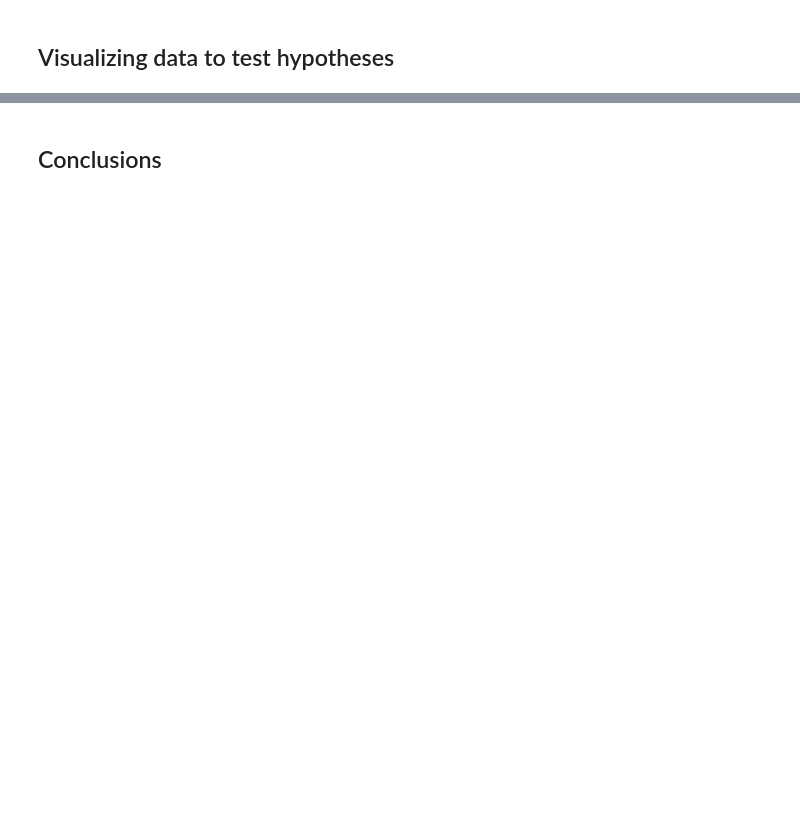
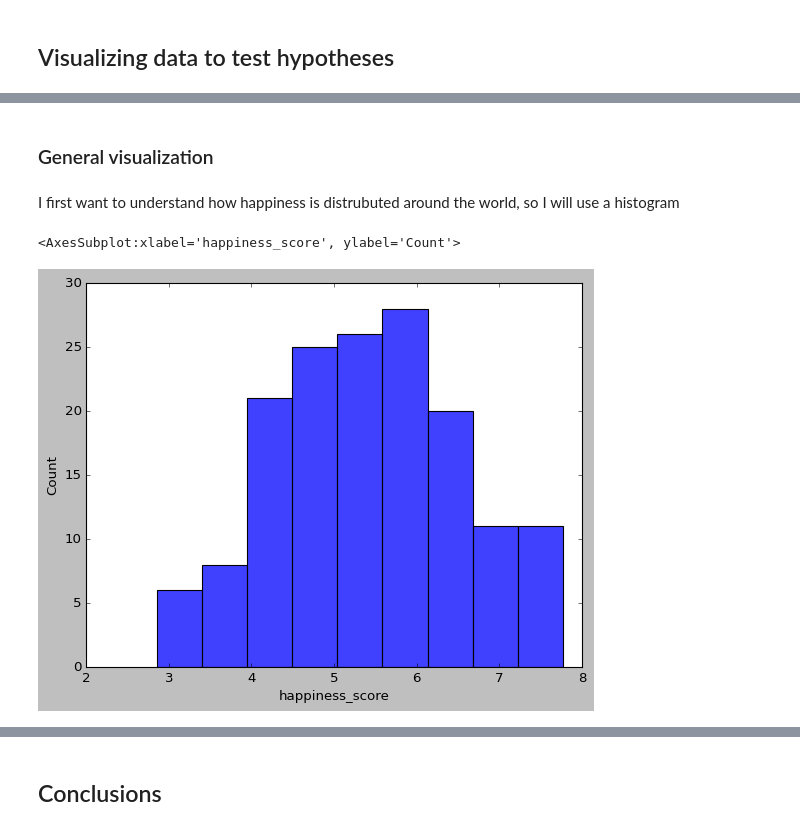
Before and after one commit to alfredozavala14/Project-Data-Pipeline, a Jupyter notebook: work_JN/data_visualization.ipynb, the cells around one changed output, grey strips where cells are left out. Saved outputs shown, nothing was run; the diff lists cells and outputs as text; code cells hidden in the pictures; blank space fills up the shorter version.

```diff
--- a/work_JN/data_visualization.ipynb
+++ b/work_JN/data_visualization.ipynb
@@ -17,6 +18,4 @@ import seaborn as sns
 # %%
-'''
 # importing the data from the "Data-prep" notebook
 
-data = pd.read_csv("../data/x.csv")
-'''
+data = pd.read_csv("../data/happiness_combined_df.csv")
@@ -24,0 +63,9 @@ data = pd.read_csv("../data/x.csv")
+# %% [markdown]
+### General visualization
+# %% [markdown]
+I first want to understand how happiness is distrubuted around the world, so I will use a histogram
+# %%
+sns.histplot(x=data.happiness_score)
+# %% [output]
+<AxesSubplot:xlabel='happiness_score', ylabel='Count'>
+[figure, added]
```
Also changed, not shown: parts of 42 cells of this notebook, 5 other files.
